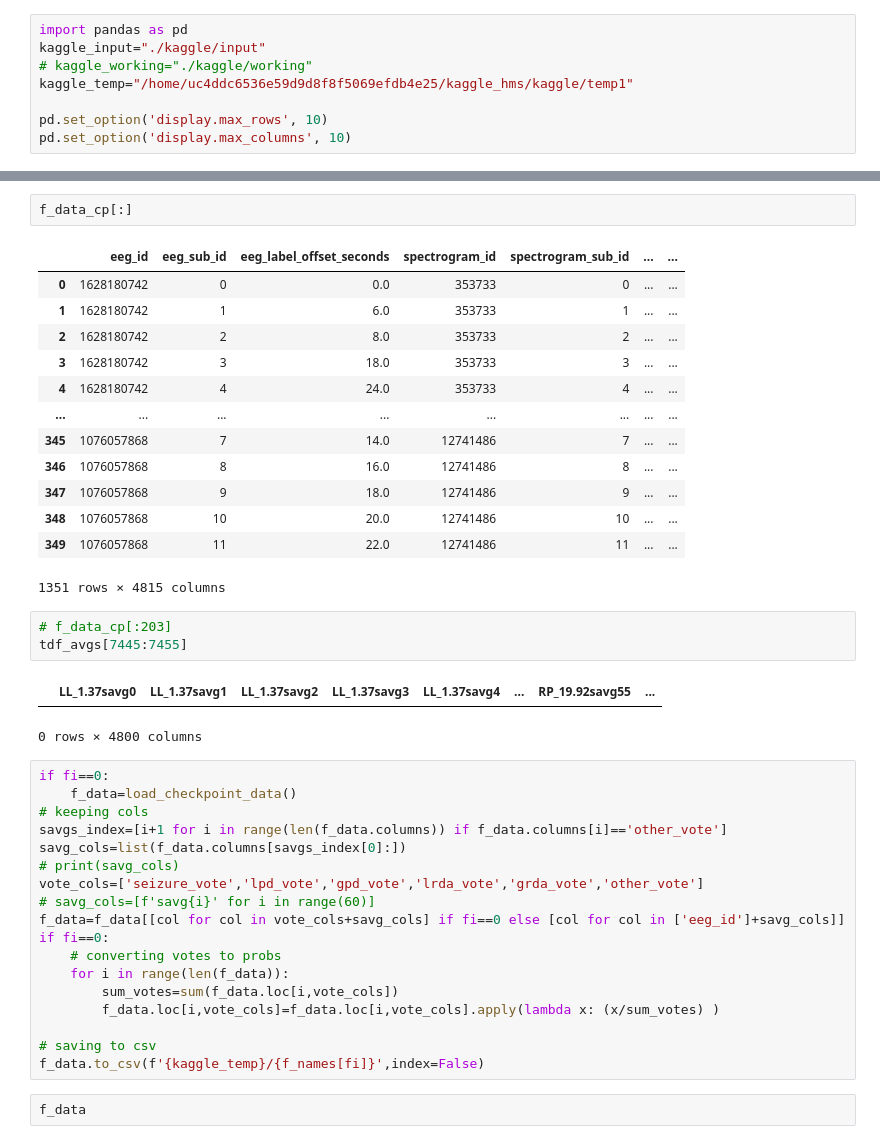
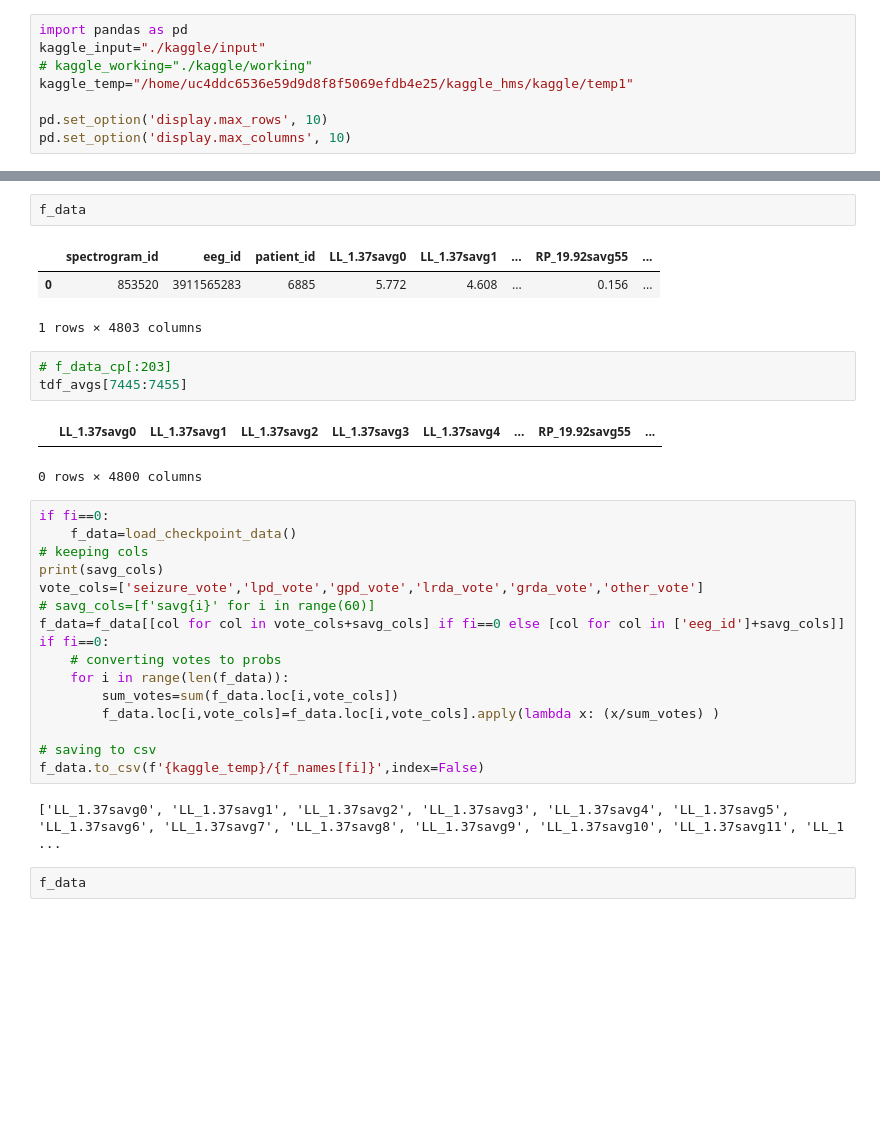
Before and after one commit to blur0b0t/kaggle_hms, a Jupyter notebook: format_data.ipynb, the cells around one changed output, grey strips where cells are left out. Drawn from its saved outputs; the diff is of its cells as text; blank space fills up the shorter version.

```diff
--- a/format_data.ipynb
+++ b/format_data.ipynb
@@ -159,19 +177,9 @@ Error tokenizing data. C error: Calling read(nbytes) on source failed. Try engin
-# %%
-f_data_cp[:]
-# %% [output]
-|  | eeg_id | eeg_sub_id | eeg_label_offset_seconds | spectrogram_id | spectrogram_sub_id | ... | ... |
-| 0 | 1628180742 | 0 | 0.0 | 353733 | 0 | ... | ... |
-| 1 | 1628180742 | 1 | 6.0 | 353733 | 1 | ... | ... |
-| 2 | 1628180742 | 2 | 8.0 | 353733 | 2 | ... | ... |
-| 3 | 1628180742 | 3 | 18.0 | 353733 | 3 | ... | ... |
-| 4 | 1628180742 | 4 | 24.0 | 353733 | 4 | ... | ... |
-| ... | ... | ... | ... | ... | ... | ... | ... |
-| 345 | 1076057868 | 7 | 14.0 | 12741486 | 7 | ... | ... |
-| 346 | 1076057868 | 8 | 16.0 | 12741486 | 8 | ... | ... |
-| 347 | 1076057868 | 9 | 18.0 | 12741486 | 9 | ... | ... |
-| 348 | 1076057868 | 10 | 20.0 | 12741486 | 10 | ... | ... |
-| 349 | 1076057868 | 11 | 22.0 | 12741486 | 11 | ... | ... |
-1351 rows × 4815 columns
+# %%
+f_data
+# %% [output]
+|  | spectrogram_id | eeg_id | patient_id | LL_1.37savg0 | LL_1.37savg1 | ... | RP_19.92savg55 | ... |
+| 0 | 853520 | 3911565283 | 6885 | 5.772 | 4.608 | ... | 0.156 | ... |
+1 rows × 4803 columns
 # %%
 # f_data_cp[:203]
 tdf_avgs[7445:7455]
@@ -182,9 +190,7 @@ tdf_avgs[7445:7455]
 if fi==0:
     f_data=load_checkpoint_data()
 # keeping cols
-savgs_index=[i+1 for i in range(len(f_data.columns)) if f_data.columns[i]=='other_vote']
-savg_cols=list(f_data.columns[savgs_index[0]:])
-# print(savg_cols)
+print(savg_cols)
 vote_cols=['seizure_vote','lpd_vote','gpd_vote','lrda_vote','grda_vote','other_vote']
 # savg_cols=[f'savg{i}' for i in range(60)]
 f_data=f_data[[col for col in vote_cols+savg_cols] if fi==0 else [col for col in ['eeg_id']+savg_cols]]
@@ -196,6 +202,8 @@ if fi==0:
 
 # saving to csv
 f_data.to_csv(f'{kaggle_temp}/{f_names[fi]}',index=False)
+# %% [output]
+['LL_1.37savg0', 'LL_1.37savg1', 'LL_1.37savg2', 'LL_1.37savg3', 'LL_1.37savg4', 'LL_1.37savg5', 'LL_1.37savg6', 'LL_1.37savg7', 'LL_1.37savg8', 'LL_1.37savg9', 'LL_1.37savg10', 'LL_1.37savg11', 'LL_1 ...
 # %%
 f_data
 # %% [output]
```
Also changed, not shown: parts of 2 cells of this notebook, 3 other files.
